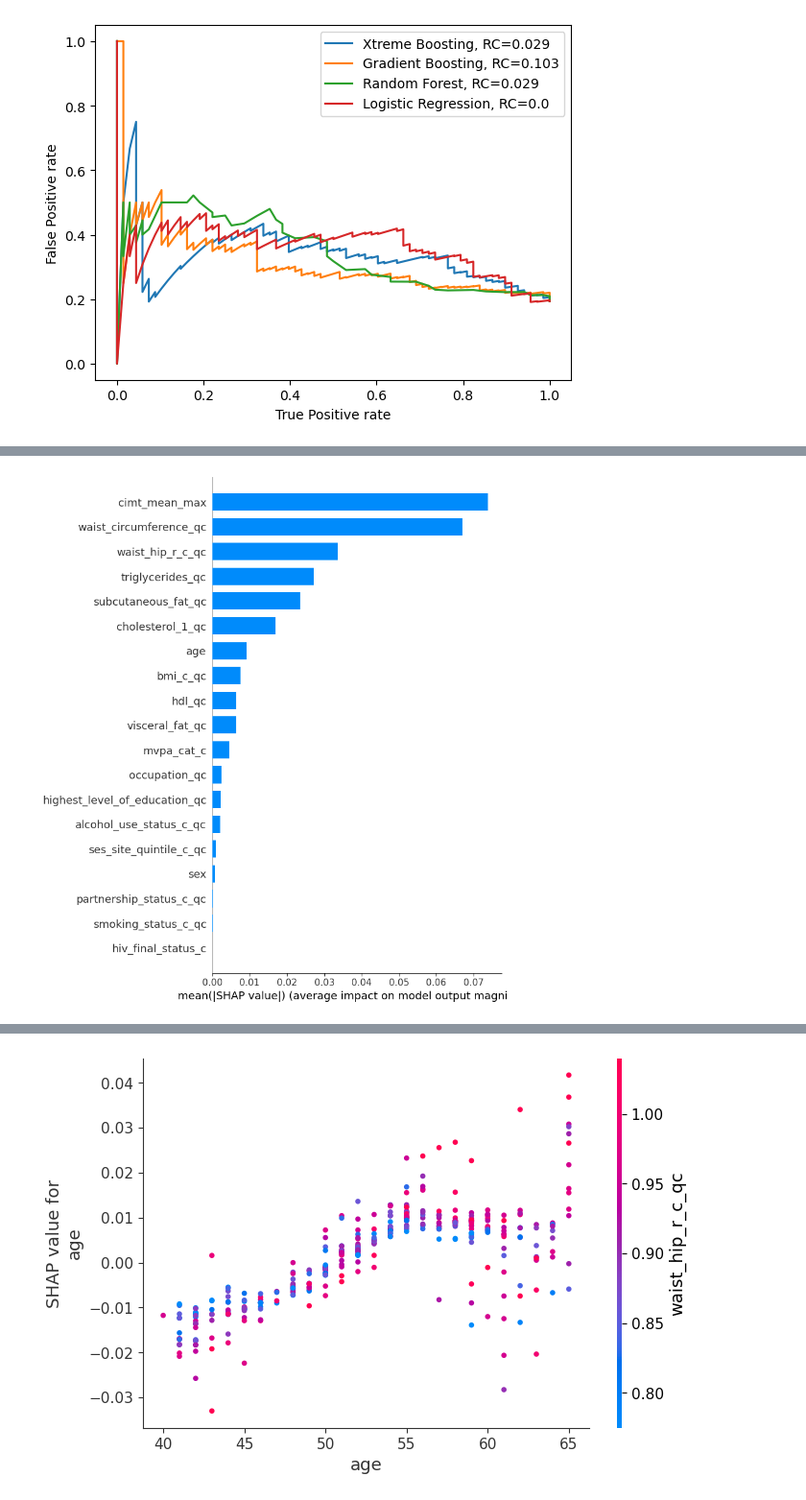
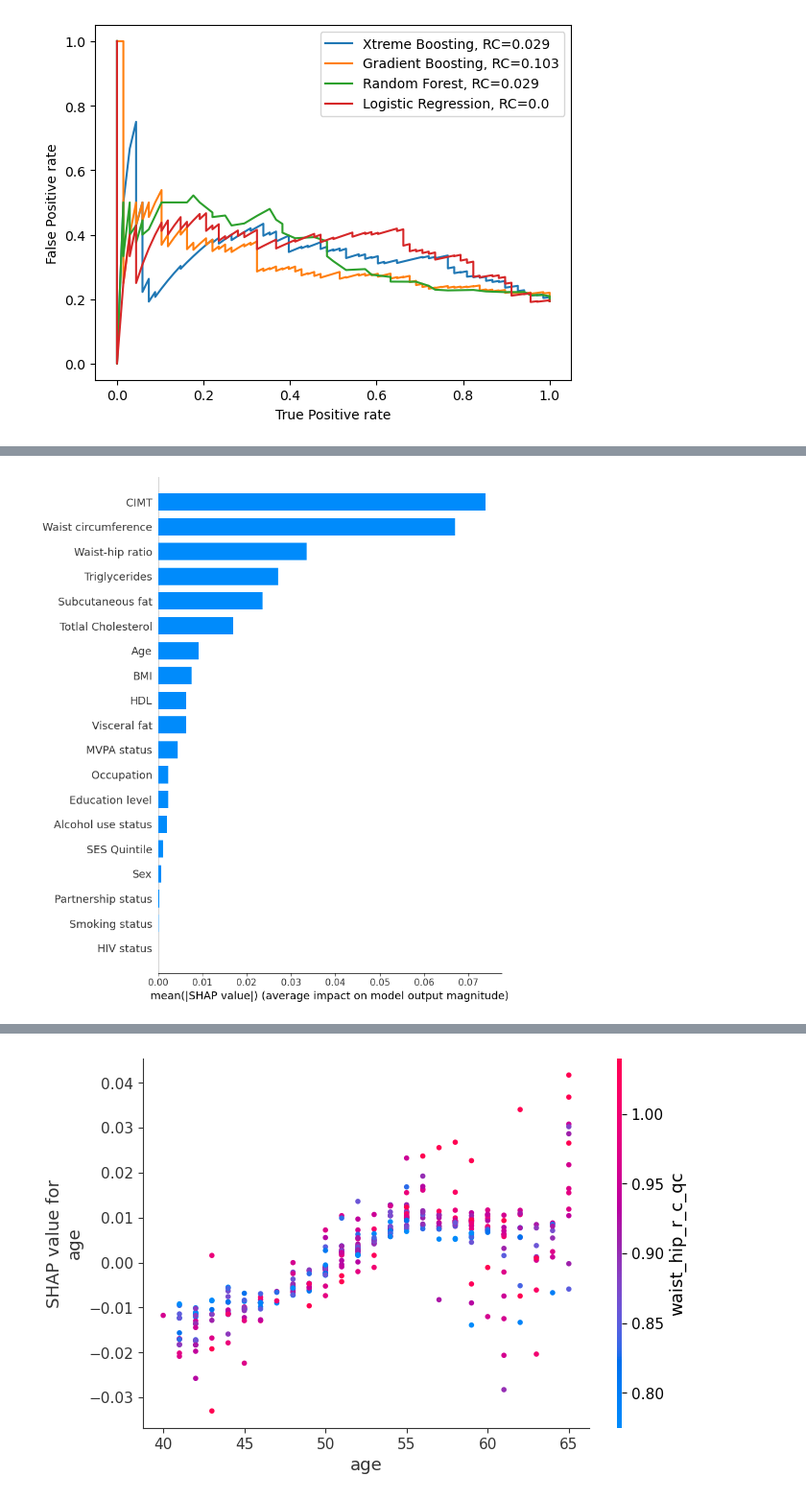
Before and after one commit to kayvinsoo7/AWI_GEN_PROJECT, a Jupyter notebook: Business/MM_Indababx.ipynb, the cells around one changed output, grey strips where cells are left out. Shown at 96% size. Cells and saved outputs as stored; diff of their text form; code cells hidden in the pictures.

```diff
--- a/Business/MM_Indababx.ipynb
+++ b/Business/MM_Indababx.ipynb
@@ -485,10 +485,15 @@ shap_values = explainer(X_test)
 
 explainer1 = shap.TreeExplainer(model, X_test)
 shap_values1 = explainer1(X_test)
-# %%
-shap.summary_plot(shap_values, plot_type = 'bar' )
-# %% [output]
-[figure, removed]
+# %%
+shap.summary_plot(shap_values, plot_type = 'bar', feature_names = ['BMI', 'Age', 'CIMT', 'Totlal Cholesterol', 'HDL',
+       'Triglycerides', 'Waist-hip ratio', 'Waist circumference',
+       'Visceral fat', 'Subcutaneous fat', 'Sex', 'HIV status',
+       'Education level', 'Partnership status',
+       'SES Quintile', 'Occupation', 'MVPA status',
+       'Alcohol use status', 'Smoking status'] )
+# %% [output]
+[figure, added]
 # %%
 shap.plots.beeswarm(shap_values, color=plt.get_cmap("coolwarm"), max_display=19)
 # %% [output]
```
Also changed, not shown: parts of 6 cells of this notebook.
